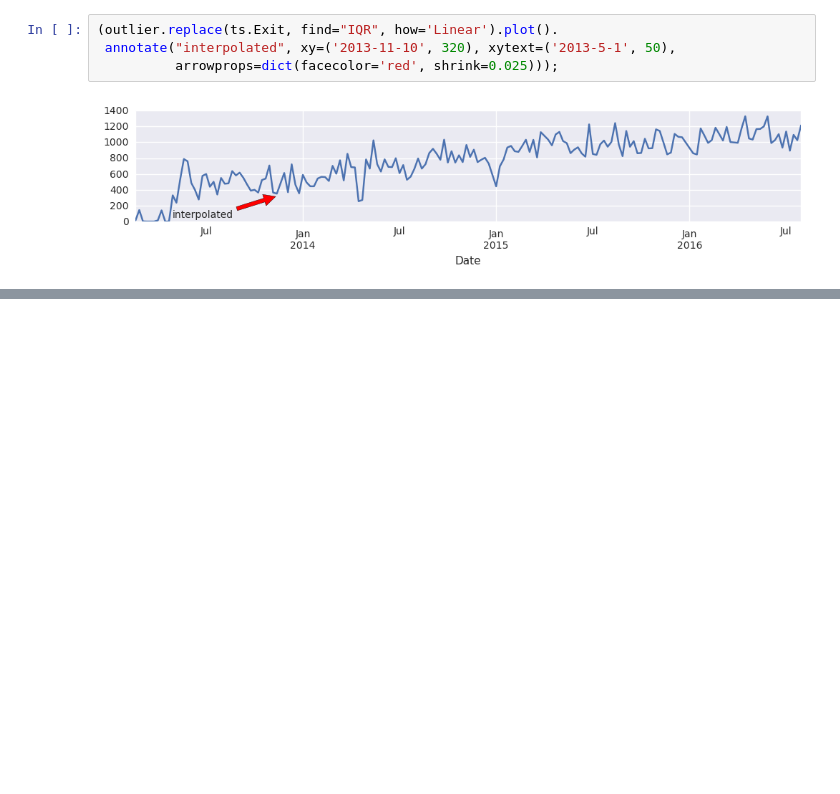
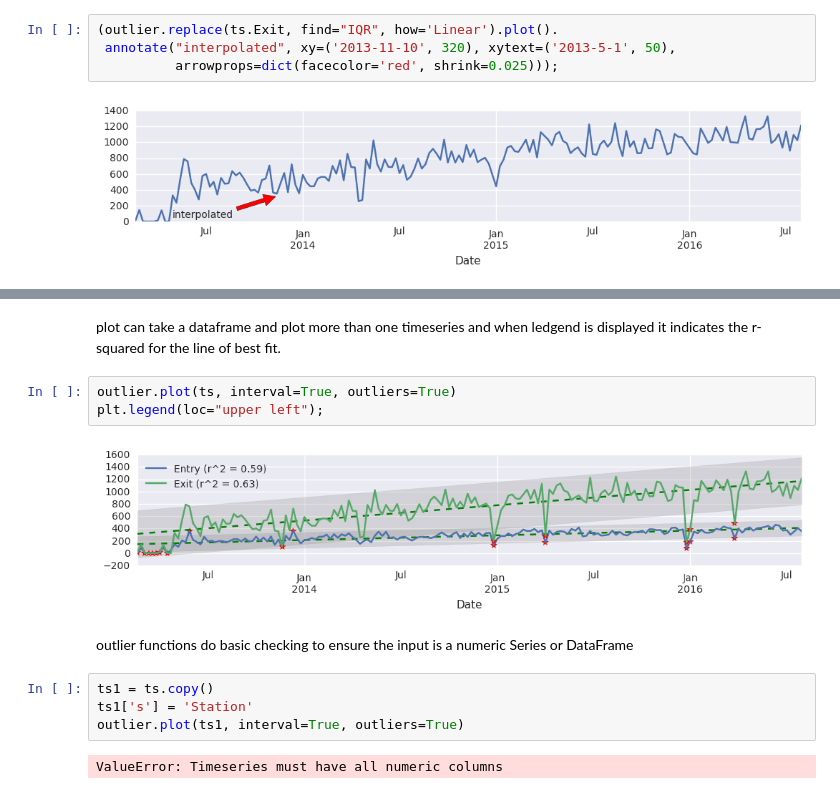
Before and after one commit to Kevin-McIsaac/Nightlife, a Jupyter notebook: Outlier Examples.ipynb, the cells around one changed output, grey strips where cells are left out. Saved outputs shown, nothing was run; the diff lists cells and outputs as text; blank space fills up the shorter version.

```diff
--- a/Outlier Examples.ipynb
+++ b/Outlier Examples.ipynb
@@ -103,0 +116,15 @@ for method in ["MAD", "ZScore", "IQR"]:
+# %% [markdown]
+plot can take a dataframe and plot more than one timeseries and when ledgend is displayed it indicates the r-squared for the line of best fit.
+# %%
+outlier.plot(ts, interval=True, outliers=True)
+plt.legend(loc="upper left");
+# %% [output]
+[figure, added]
+# %% [markdown]
+outlier functions do basic checking to ensure the input is a numeric Series or DataFrame
+# %%
+ts1 = ts.copy()
+ts1['s'] = 'Station'
+outlier.plot(ts1, interval=True, outliers=True)
+# %% [output]
+ValueError: Timeseries must have all numeric columns
```
Also changed, not shown: parts of 8 cells of this notebook, 1 other file.
